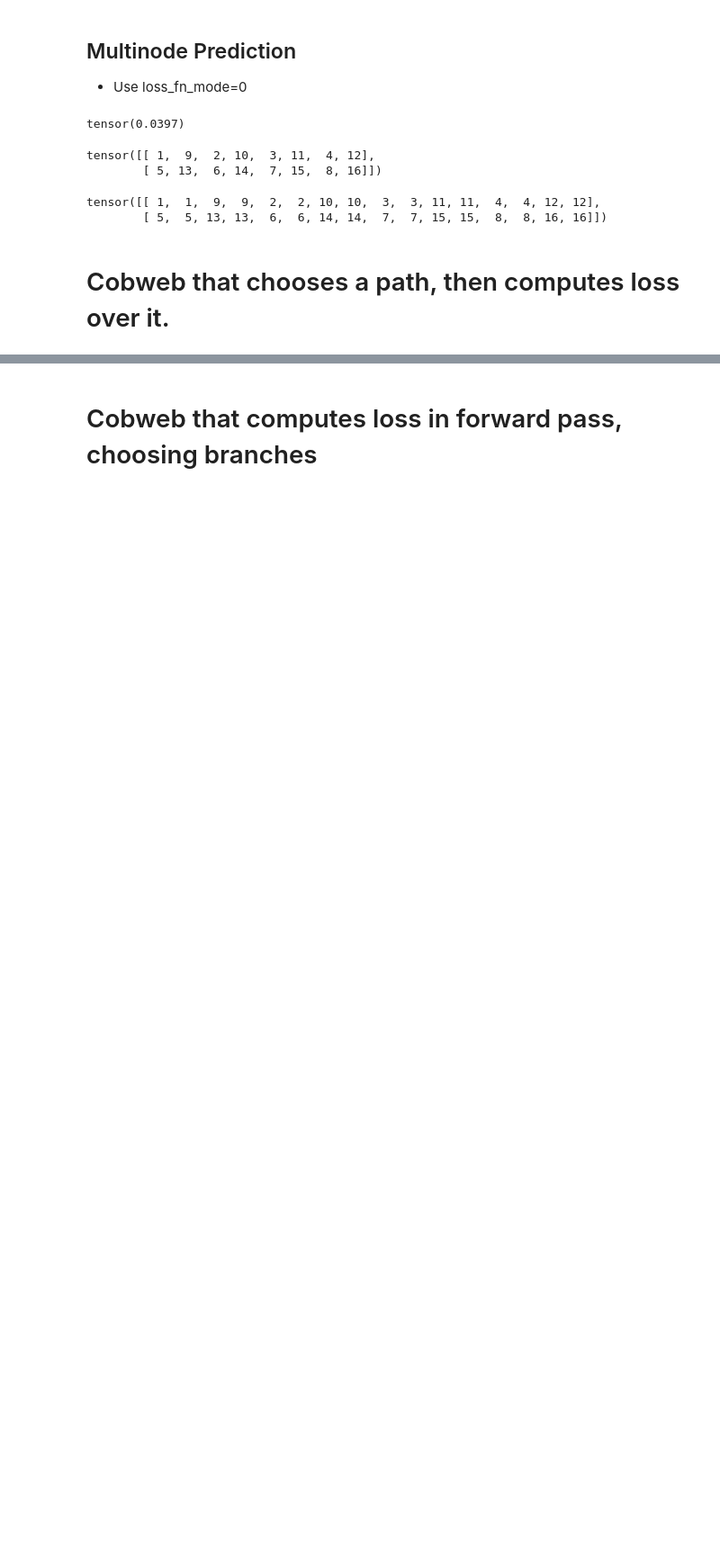
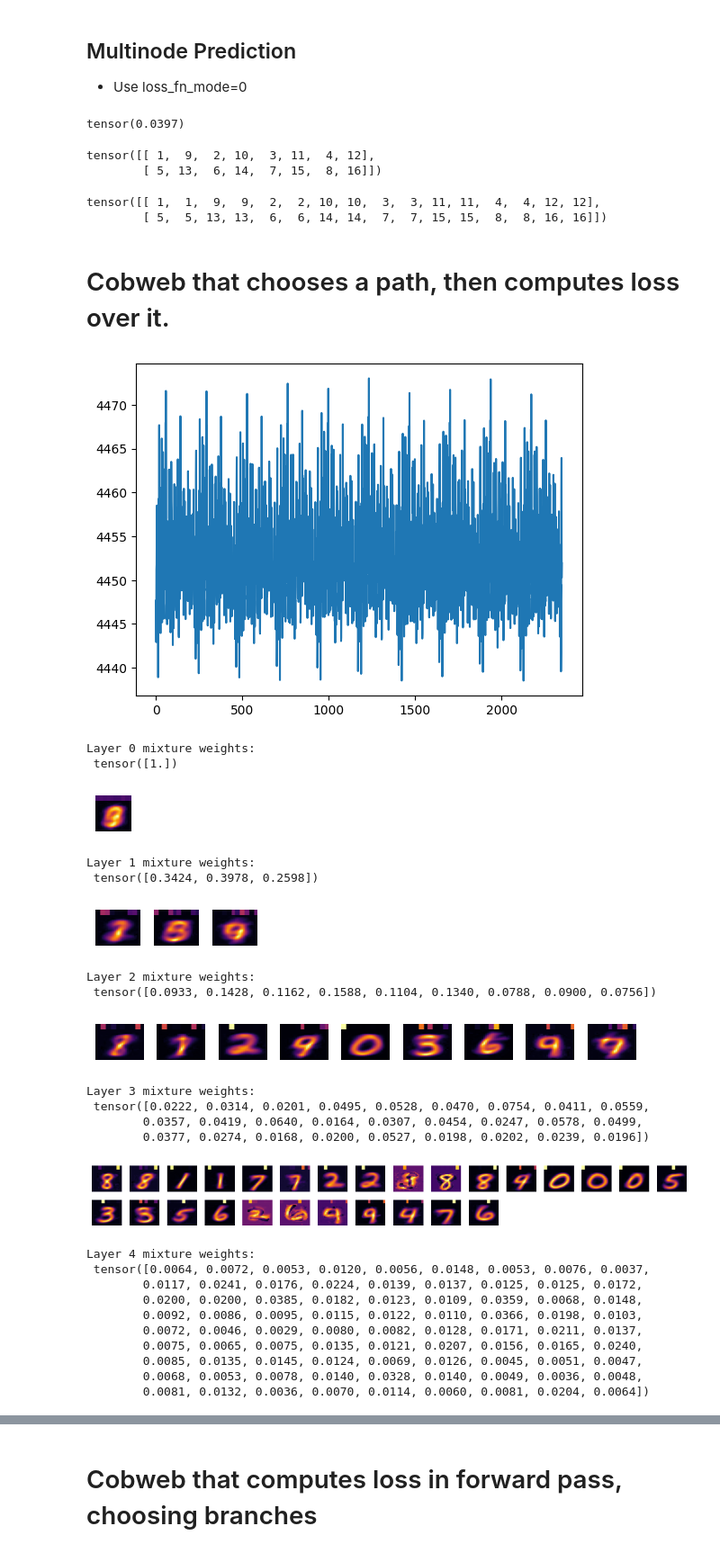
Before and after one commit to Teachable-AI-Lab/cobweb-nn, a Jupyter notebook: cobwebNN-disc.ipynb, the cells around one changed output, grey strips where cells are left out. Shown at 90% size. Cells and saved outputs as stored; diff of their text form; code cells hidden in the pictures; blank space fills up the shorter version.

```diff
--- a/cobwebNN-disc.ipynb
+++ b/cobwebNN-disc.ipynb
@@ -243,0 +357,31 @@ mnist_01_test = untils.filter_by_label(mnist_test, split, rename_labels=True)
+# %%
+untils.train_model(model, mnist_01_train, True, optimizer, epochs=10, hard=True, batch_size=256, show_loss=True,
+                   device='cpu', verbose=False, early_break=False)
+
+get_tree_data(model)
+# %% [output]
+[figure, added]
+Layer 0 mixture weights:
+ tensor([1.])
+[figure, added]
+Layer 1 mixture weights:
+ tensor([0.3424, 0.3978, 0.2598])
+[figure, added]
+Layer 2 mixture weights:
+ tensor([0.0933, 0.1428, 0.1162, 0.1588, 0.1104, 0.1340, 0.0788, 0.0900, 0.0756])
+[figure, added]
+Layer 3 mixture weights:
+ tensor([0.0222, 0.0314, 0.0201, 0.0495, 0.0528, 0.0470, 0.0754, 0.0411, 0.0559,
+        0.0357, 0.0419, 0.0640, 0.0164, 0.0307, 0.0454, 0.0247, 0.0578, 0.0499,
+        0.0377, 0.0274, 0.0168, 0.0200, 0.0527, 0.0198, 0.0202, 0.0239, 0.0196])
+[figure, added]
+Layer 4 mixture weights:
+ tensor([0.0064, 0.0072, 0.0053, 0.0120, 0.0056, 0.0148, 0.0053, 0.0076, 0.0037,
+        0.0117, 0.0241, 0.0176, 0.0224, 0.0139, 0.0137, 0.0125, 0.0125, 0.0172,
+        0.0200, 0.0200, 0.0385, 0.0182, 0.0123, 0.0109, 0.0359, 0.0068, 0.0148,
+        0.0092, 0.0086, 0.0095, 0.0115, 0.0122, 0.0110, 0.0366, 0.0198, 0.0103,
+        0.0072, 0.0046, 0.0029, 0.0080, 0.0082, 0.0128, 0.0171, 0.0211, 0.0137,
+        0.0075, 0.0065, 0.0075, 0.0135, 0.0121, 0.0207, 0.0156, 0.0165, 0.0240,
+        0.0085, 0.0135, 0.0145, 0.0124, 0.0069, 0.0126, 0.0045, 0.0051, 0.0047,
+        0.0068, 0.0053, 0.0078, 0.0140, 0.0328, 0.0140, 0.0049, 0.0036, 0.0048,
+        0.0081, 0.0132, 0.0036, 0.0070, 0.0114, 0.0060, 0.0081, 0.0204, 0.0064])
```
Also changed, not shown: parts of 13 cells of this notebook.
